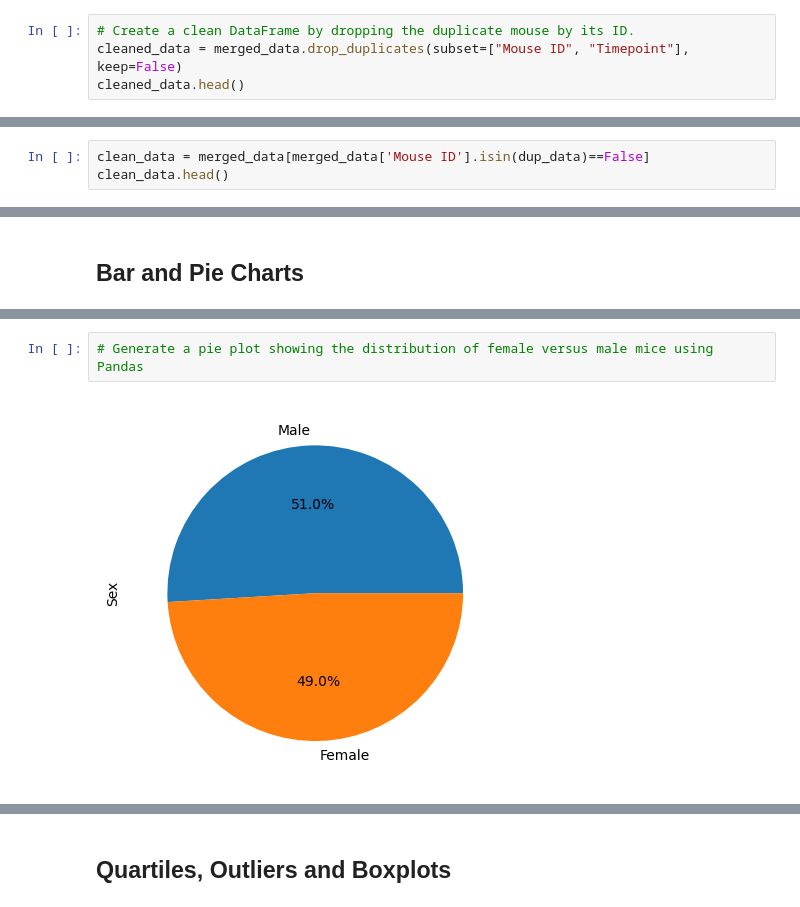
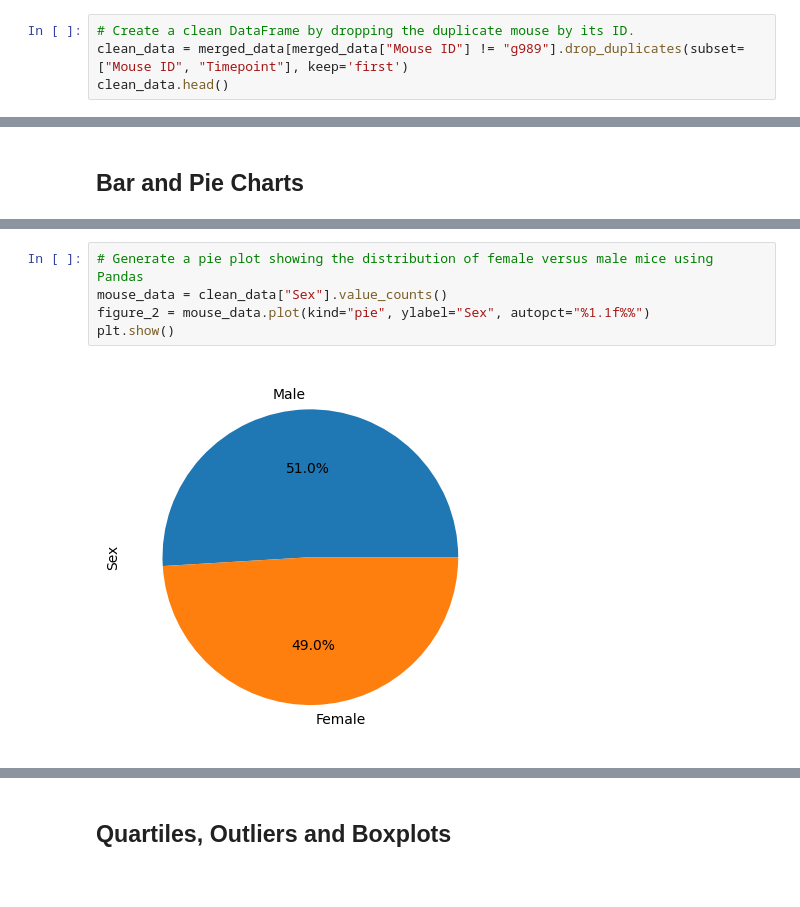
Before and after one commit to Addieryn/Plotting_challenge, a Jupyter notebook: Pymaceuticals/pymaceuticals_starter.ipynb, the cells around one changed output, grey strips where cells are left out. Drawn from its saved outputs; the diff is of its cells as text.

Commit message:
getting first major plots done

```diff
--- a/Pymaceuticals/pymaceuticals_starter.ipynb
+++ b/Pymaceuticals/pymaceuticals_starter.ipynb
@@ -64,7 +67,7 @@ array(['g989'], dtype=object)
 # %%
 # Create a clean DataFrame by dropping the duplicate mouse by its ID.
-cleaned_data = merged_data.drop_duplicates(subset=["Mouse ID", "Timepoint"], keep=False)
-cleaned_data.head()
+clean_data = merged_data[merged_data["Mouse ID"] != "g989"].drop_duplicates(subset=["Mouse ID", "Timepoint"], keep='first')
+clean_data.head()
 # %% [output]
 |  | Mouse ID | Timepoint | Tumor Volume (mm3) | Metastatic Sites | Drug Regimen | Sex | Age_months | ... |
 | 0 | b128 | 0 | 45.0 | 0 | Capomulin | Female | 9 | ... |
@@ -72,6 +75,3 @@ cleaned_data.head()
 | 2 | g107 | 0 | 45.0 | 0 | Ketapril | Female | 2 | ... |
 | 3 | a457 | 0 | 45.0 | 0 | Ketapril | Female | 11 | ... |
 | 4 | c819 | 0 | 45.0 | 0 | Ketapril | Male | 21 | ... |
-# %%
-clean_data = merged_data[merged_data['Mouse ID'].isin(dup_data)==False]
-clean_data.head()
@@ -180,7 +177,10 @@ SyntaxError: invalid syntax. Perhaps you forgot a comma? (1084615888.py, line 1)
 [figure]
 # %%
 # Generate a pie plot showing the distribution of female versus male mice using Pandas
+mouse_data = clean_data["Sex"].value_counts()
+figure_2 = mouse_data.plot(kind="pie", ylabel="Sex", autopct="%1.1f%%")
+plt.show()
 # %% [output]
-[figure, old version]
+[figure, new version]
 # %%
 # Generate a pie plot showing the distribution of female versus male mice using pyplot
```
Also changed, not shown: parts of 13 cells of this notebook.
